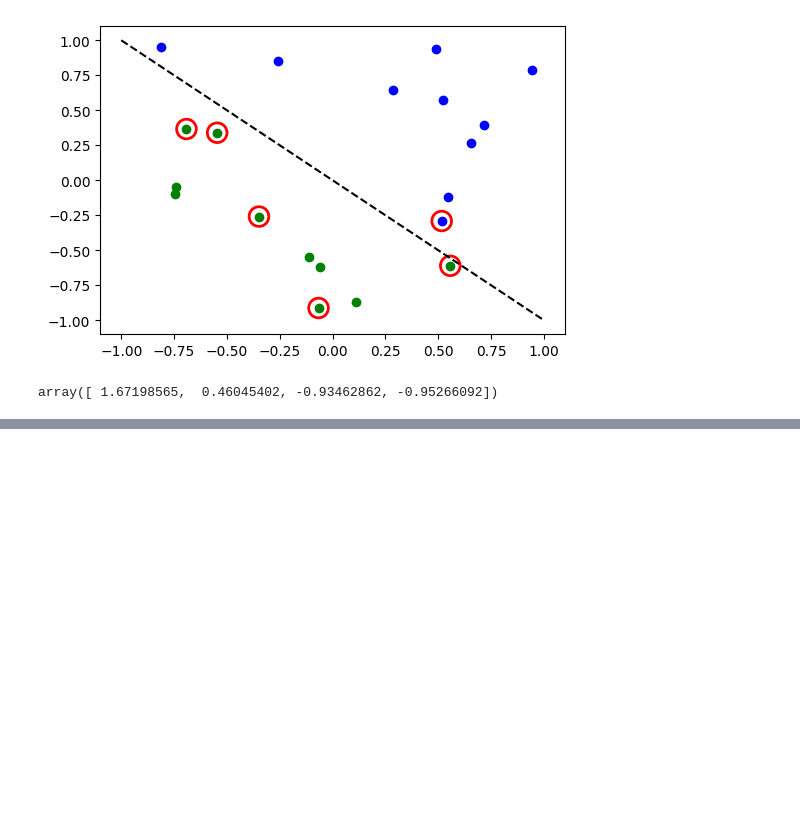
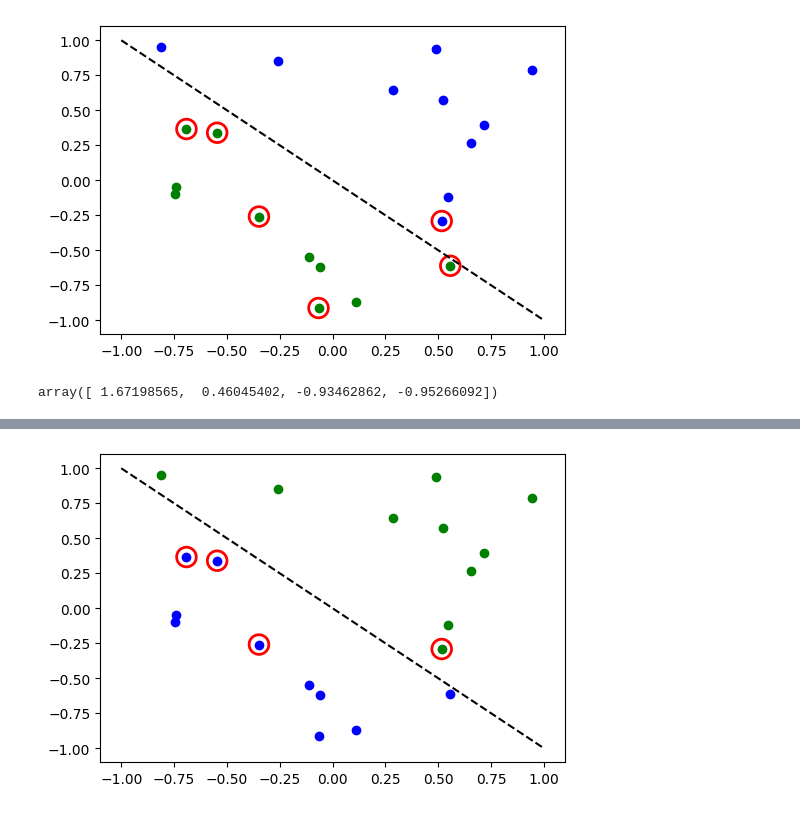
Before and after one commit to jaykishanstax/Quantum_AI_hackyeah, a Jupyter notebook: QC_ML_2.ipynb, the cells around one changed output, grey strips where cells are left out. Cells and saved outputs as stored; diff of their text form; code cells hidden in the pictures; blank space fills up the shorter version.

```diff
--- a/QC_ML_2.ipynb
+++ b/QC_ML_2.ipynb
@@ -295,0 +326,17 @@ array([ 1.67198565,  0.46045402, -0.93462862, -0.95266092])
+# %%
+# evaluate data points
+y_predict = vqc.predict(X)
+
+# plot results
+# red == wrongly classified
+for x, y_target, y_p in zip(X, y_one_hot, y_predict):
+    if y_target[0] == 1:
+        plt.plot(x[0], x[1], "bo")
+    else:
+        plt.plot(x[0], x[1], "go")
+    if not np.all(y_target == y_p):
+        plt.scatter(x[0], x[1], s=200, facecolors="none", edgecolors="r", linewidths=2)
+plt.plot([-1, 1], [1, -1], "--", color="black")
+plt.show()
+# %% [output]
+[figure, added]
```
Also changed, not shown: parts of 2 cells of this notebook.
